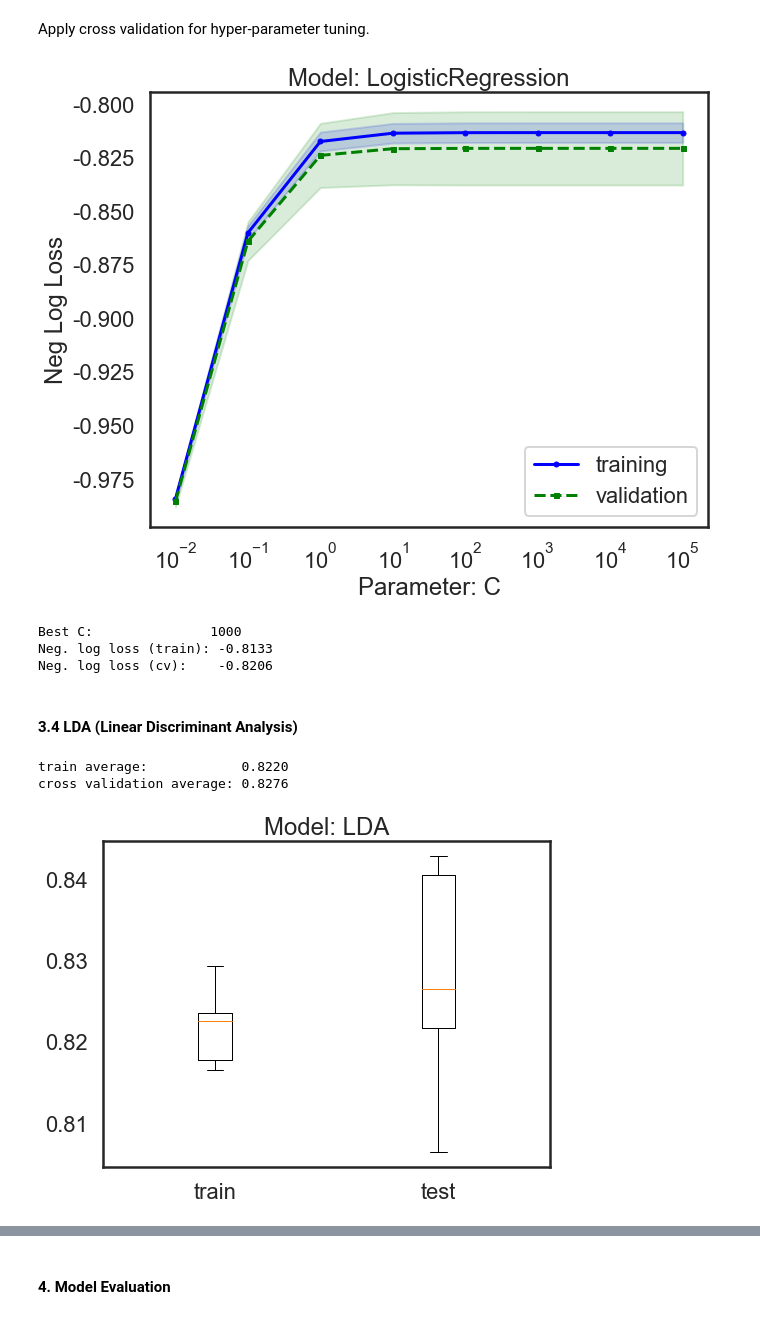
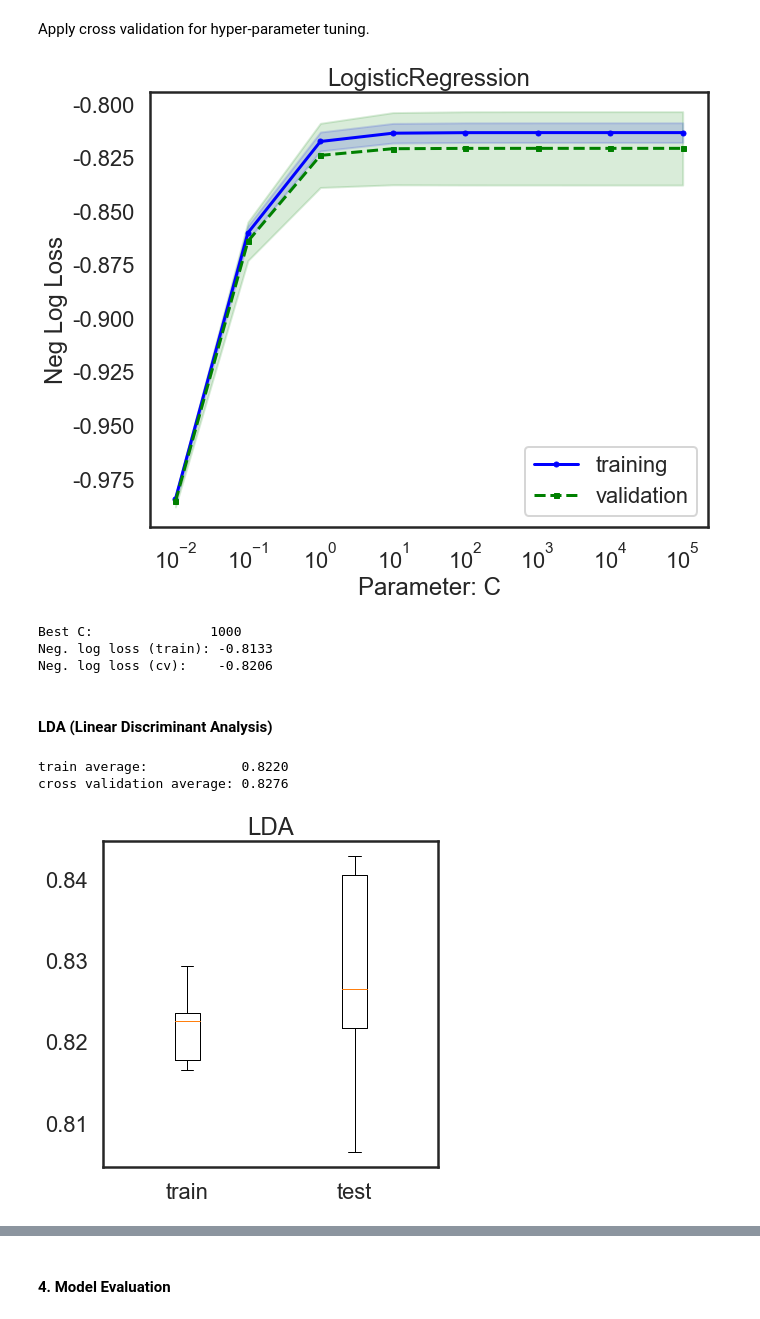
Before and after one commit to xzl524/football_data_analysis, a Jupyter notebook: projects/match_outcome_prediction/match_outcome_retrodiction_squawka.ipynb, the cells around one changed output, grey strips where cells are left out. Saved outputs shown, nothing was run; the diff lists cells and outputs as text; code cells hidden in the pictures.

```diff
--- a/projects/match_outcome_prediction/match_outcome_retrodiction_squawka.ipynb
+++ b/projects/match_outcome_prediction/match_outcome_retrodiction_squawka.ipynb
@@ -279,8 +236,9 @@ plt.fill_between(parameter_dic.get(list(parameter_dic.keys())[0]),
 plt.xlabel('Parameter: {}'.format(list(parameter_dic.keys())[0]))
 plt.ylabel('Neg Log Loss')
 plt.legend(loc='lower right')
-plt.title('Model: {}'.format(clf.__class__.__name__))
-plt.xscale('log')
+plt.title('{}'.format(clf.__class__.__name__))
+if clf.__class__.__name__ == 'LogisticRegression':
+    plt.xscale('log')
 plt.show()
 
 # print best cross validation result
@@ -288,37 +246,36 @@ print('Best {}:               {}'.format(list(parameter_dic.keys())[0], paramete
 print('Neg. log loss (train): {:.4f}'.format(train_mean[np.argmax(test_mean)]))
 print('Neg. log loss (cv):    {:.4f}'.format(np.max(test_mean)))
 # %% [output]
-[figure, old version]
+[figure, new version]
 Best C:               1000
 Neg. log loss (train): -0.8133
 Neg. log loss (cv):    -0.8206
 # %% [markdown]
-#### 3.4 LDA (Linear Discriminant Analysis)
+#### LDA (Linear Discriminant Analysis)
 # %%
 from sklearn.discriminant_analysis import LinearDiscriminantAnalysis
 clf = LinearDiscriminantAnalysis()
 
-# Calcuate prediction accuracy for cross validation data
 cross_validation_fold = 5
 
 train_scores = []
 test_scores = []
 
 kf = StratifiedKFold(n_splits=cross_validation_fold, shuffle=False)
 
 for train, test in kf.split(Xtrain_norm, ytrain):
 
     clf.fit(Xtrain_norm[train], ytrain[train])
     train_scores.append(log_loss(ytrain[train], clf.predict_proba(Xtrain_norm[train])))
     test_scores.append(log_loss(ytrain[test], clf.predict_proba(Xtrain_norm[test])))
 
-plt.figure(figsize=(8,6))
+plt.figure(figsize=(6,6))
 plt.boxplot([train_scores, test_scores], labels=['train','test'])
-plt.title('Model: LDA')
+plt.title('LDA')
 print('train average:            {:.4f}'.format(np.mean(train_scores)))
 print('cross validation average: {:.4f}'.format(np.mean(test_scores)))
 # %% [output]
 train average:            0.8220
 cross validation average: 0.8276
-[figure, old version]
+[figure, new version]
 # %% [markdown]
```
Also changed, not shown: parts of 38 cells of this notebook, 2 other files.
